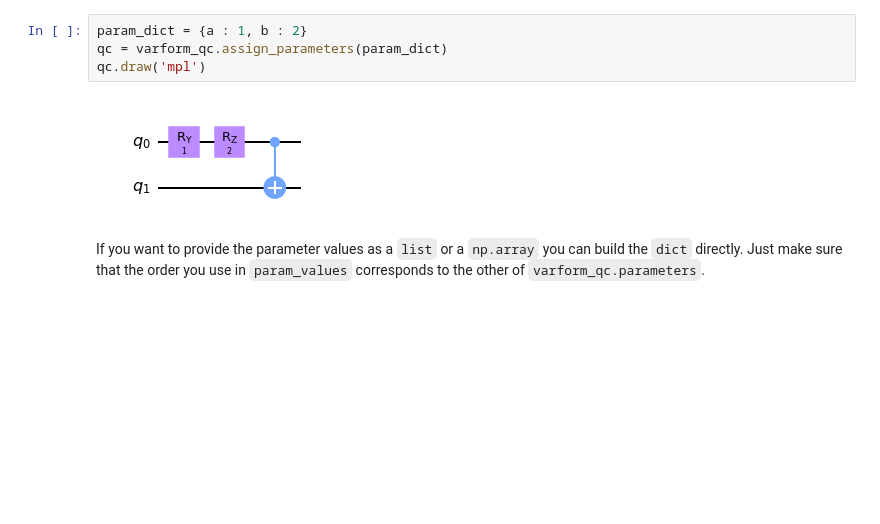
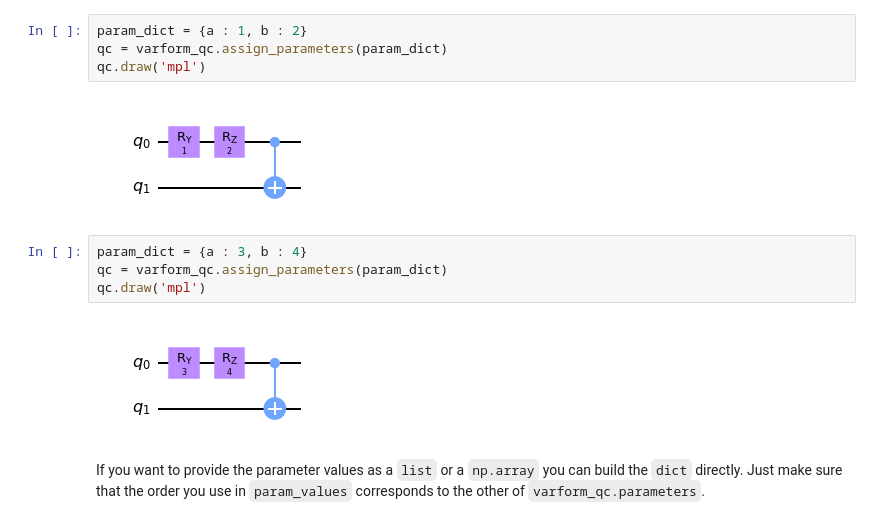
Before and after one commit to beneklins/qiskiteers_h2, a Jupyter notebook: activity3-2.ipynb, the cells around one changed output. Cells and saved outputs as stored; diff of their text form; blank space fills up the shorter version.

```diff
--- a/activity3-2.ipynb
+++ b/activity3-2.ipynb
@@ -103,6 +103,12 @@ qc = varform_qc.assign_parameters(param_dict)
 qc.draw('mpl')
 # %% [output]
 [figure]
+# %%
+param_dict = {a : 3, b : 4}
+qc = varform_qc.assign_parameters(param_dict)
+qc.draw('mpl')
+# %% [output]
+[figure, added]
 # %% [markdown]
 If you want to provide the parameter values as a `list` or a `np.array` you can build the `dict` directly. Just make sure that the order you use in `param_values` corresponds to the other of `varform_qc.parameters`.
 # %%
```
Also changed, not shown: parts of 29 cells of this notebook, 7 other files.
